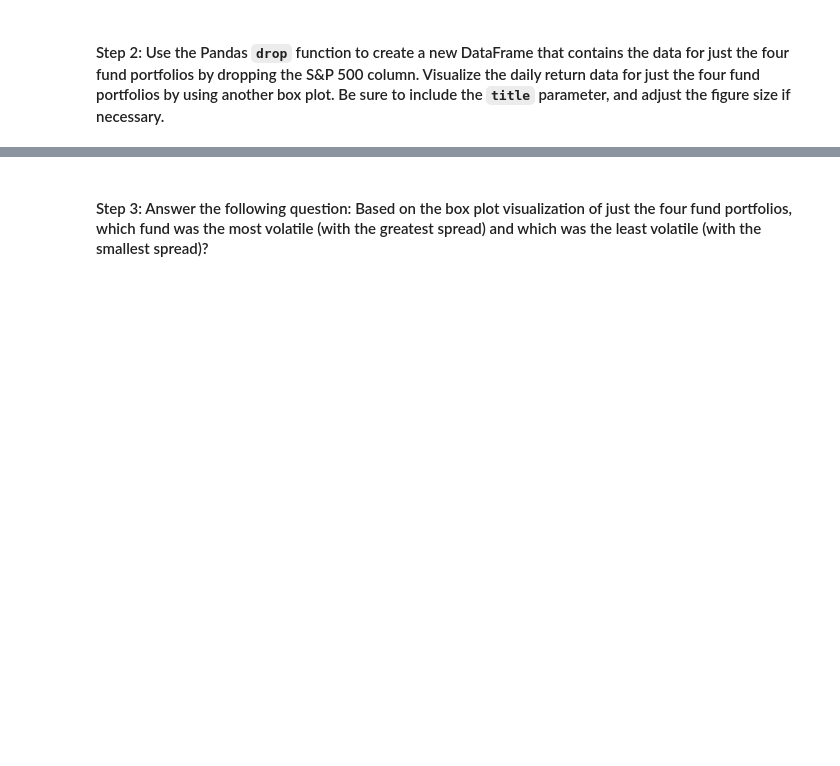
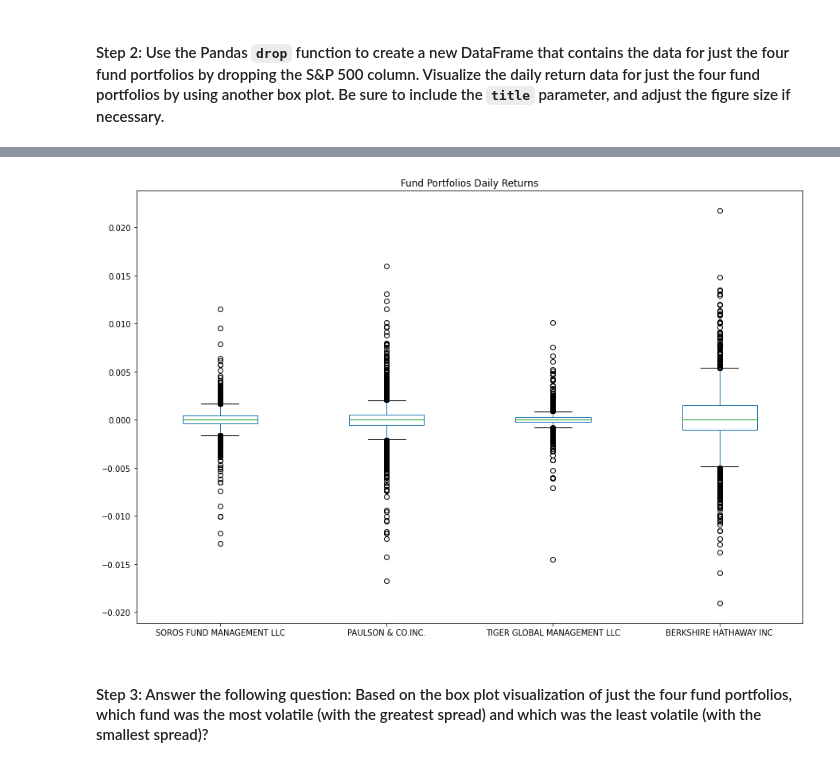
Before and after one commit to ScientiaCapital/Whale-Portfolio-Analysis, a Jupyter notebook: risk_return_analysis.ipynb, the cells around one changed output, grey strips where cells are left out. Cells and saved outputs as stored; diff of their text form; code cells hidden in the pictures; blank space fills up the shorter version.

```diff
--- a/risk_return_analysis.ipynb
+++ b/risk_return_analysis.ipynb
@@ -255,12 +255,12 @@ whale_daily_returns.plot.box(
 #### Step 2: Use the Pandas `drop` function to create a new DataFrame that contains the data for just the four fund portfolios by dropping the S&P 500 column. Visualize the daily return data for just the four fund portfolios by using another box plot. Be sure to include the `title` parameter, and adjust the figure size if necessary.
 # %%
 # Create a new DataFrame containing only the 4 fund portfolios by dropping the S&P 500 column from the DataFrame
-whale_funds_df = whale_daily_returns.drop(columns={'S&P 500'})
+whale_funds_df = whale_daily_returns.drop(columns=['S&P 500'])
 
 
 # Create box plots to reflect the return data for only the 4 fund portfolios
 whale_funds_df.plot.box(
     figsize=(15, 10),
-    title="Daily Returns: Soros, Paulson, Tiger, and Berkshire""
+    title="Fund Portfolios Daily Returns"
 )
 # %% [output]
@@ -268,3 +268,4 @@ SyntaxError: EOL while scanning string literal (<ipython-input-15-8214e3024926>,
+[figure, added]
 # %% [markdown]
 #### Step 3: Answer the following question: Based on the box plot visualization of just the four fund portfolios, which fund was the most volatile (with the greatest spread) and which was the least volatile (with the smallest spread)?
 # %% [markdown]
```
Also changed, not shown: parts of 5 cells of this notebook.
